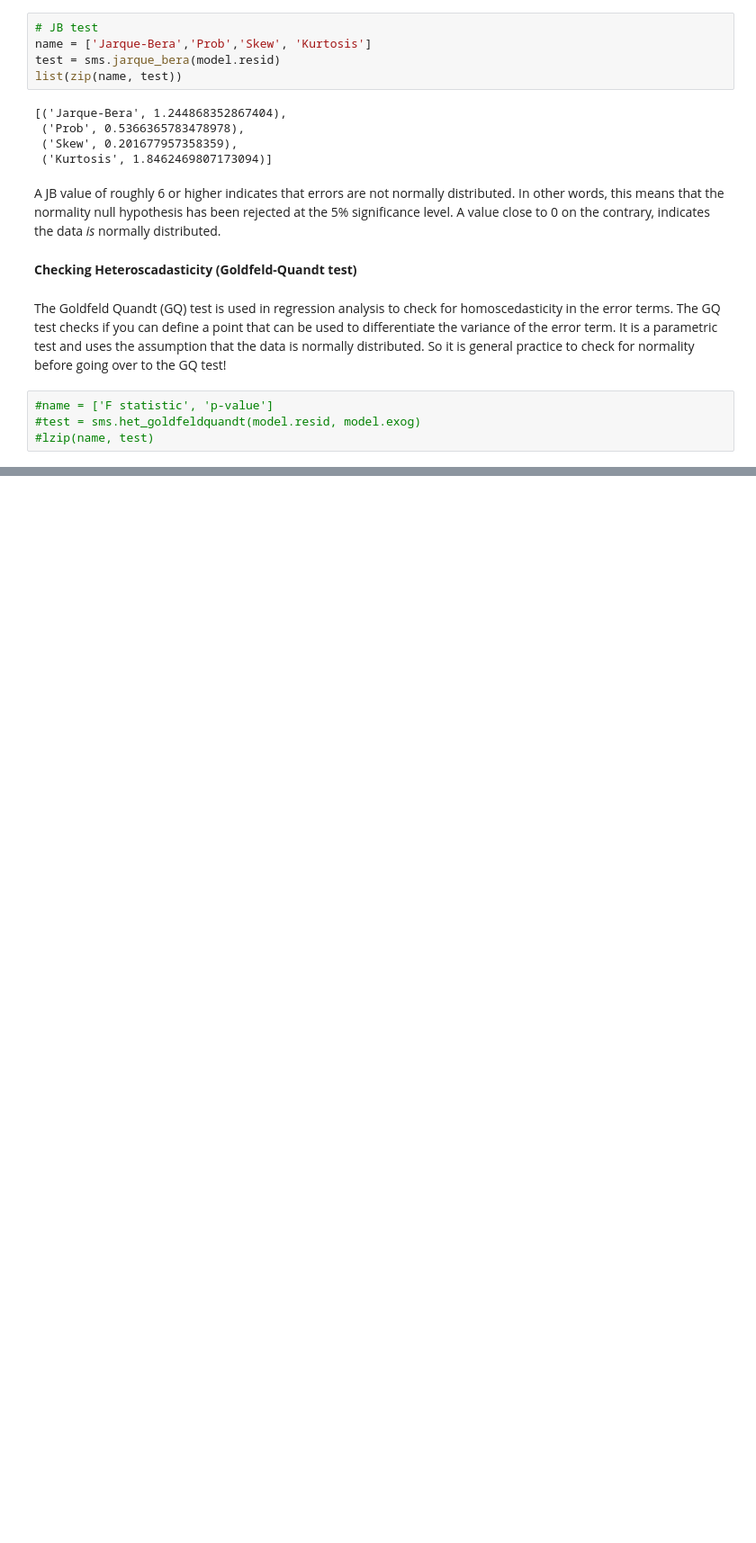
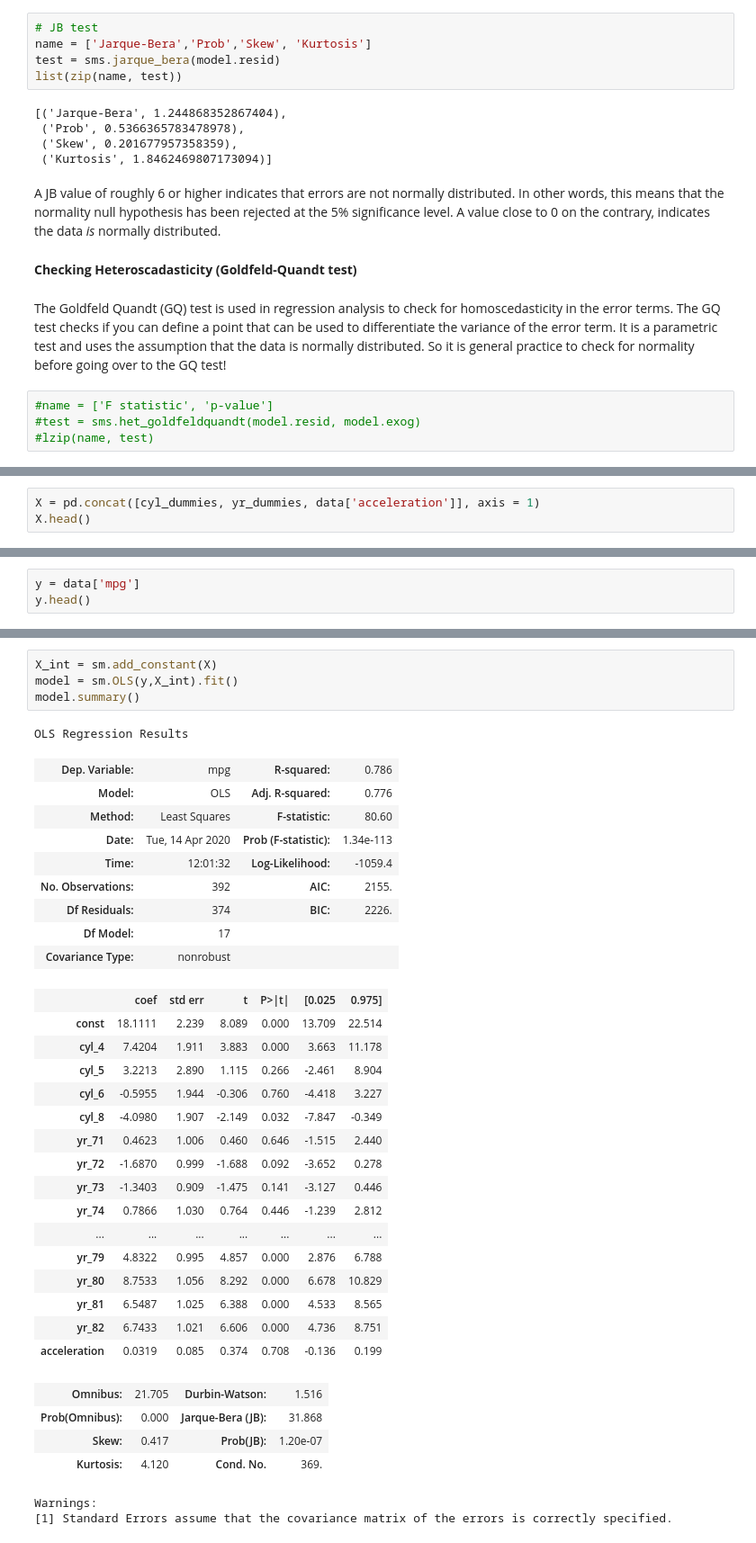
Before and after one commit to nadinezab/DS-notes, a Jupyter notebook: Linear Regression.ipynb, the cells around one changed output, grey strips where cells are left out. Shown: that part at 90% size. Saved outputs shown, nothing was run; the diff lists cells and outputs as text; blank space fills up the shorter version.

```diff
--- a/Linear Regression.ipynb
+++ b/Linear Regression.ipynb
@@ -347,0 +689,3 @@ The Goldfeld Quandt (GQ) test is used in regression analysis to check for homosc
+# %%
+X = pd.concat([cyl_dummies, yr_dummies, data['acceleration']], axis = 1)
+X.head()
@@ -347,0 +699,3 @@ The Goldfeld Quandt (GQ) test is used in regression analysis to check for homosc
+# %%
+y = data['mpg']
+y.head()
@@ -347,0 +709,37 @@ The Goldfeld Quandt (GQ) test is used in regression analysis to check for homosc
+# %%
+X_int = sm.add_constant(X)
+model = sm.OLS(y,X_int).fit()
+model.summary()
+# %% [output]
+OLS Regression Results
+| Dep. Variable: | mpg | R-squared: | 0.786 |
+| Model: | OLS | Adj. R-squared: | 0.776 |
+| Method: | Least Squares | F-statistic: | 80.60 |
+| Date: | Tue, 14 Apr 2020 | Prob (F-statistic): | 1.34e-113 |
+| Time: | 12:01:32 | Log-Likelihood: | -1059.4 |
+| No. Observations: | 392 | AIC: | 2155. |
+| Df Residuals: | 374 | BIC: | 2226. |
+| Df Model: | 17 |  |  |
+| Covariance Type: | nonrobust |  |  |
+|  | coef | std err | t | P>|t| | [0.025 | 0.975] |
+| const | 18.1111 | 2.239 | 8.089 | 0.000 | 13.709 | 22.514 |
+| cyl_4 | 7.4204 | 1.911 | 3.883 | 0.000 | 3.663 | 11.178 |
+| cyl_5 | 3.2213 | 2.890 | 1.115 | 0.266 | -2.461 | 8.904 |
+| cyl_6 | -0.5955 | 1.944 | -0.306 | 0.760 | -4.418 | 3.227 |
+| cyl_8 | -4.0980 | 1.907 | -2.149 | 0.032 | -7.847 | -0.349 |
+| yr_71 | 0.4623 | 1.006 | 0.460 | 0.646 | -1.515 | 2.440 |
+| yr_72 | -1.6870 | 0.999 | -1.688 | 0.092 | -3.652 | 0.278 |
+| yr_73 | -1.3403 | 0.909 | -1.475 | 0.141 | -3.127 | 0.446 |
+| yr_74 | 0.7866 | 1.030 | 0.764 | 0.446 | -1.239 | 2.812 |
+| ... | ... | ... | ... | ... | ... | ... |
+| yr_79 | 4.8322 | 0.995 | 4.857 | 0.000 | 2.876 | 6.788 |
+| yr_80 | 8.7533 | 1.056 | 8.292 | 0.000 | 6.678 | 10.829 |
+| yr_81 | 6.5487 | 1.025 | 6.388 | 0.000 | 4.533 | 8.565 |
+| yr_82 | 6.7433 | 1.021 | 6.606 | 0.000 | 4.736 | 8.751 |
+| acceleration | 0.0319 | 0.085 | 0.374 | 0.708 | -0.136 | 0.199 |
+| Omnibus: | 21.705 | Durbin-Watson: | 1.516 |
+| Prob(Omnibus): | 0.000 | Jarque-Bera (JB): | 31.868 |
+| Skew: | 0.417 | Prob(JB): | 1.20e-07 |
+| Kurtosis: | 4.120 | Cond. No. | 369. |
+Warnings:
+[1] Standard Errors assume that the covariance matrix of the errors is correctly specified.
```
Also changed, not shown: parts of 66 cells of this notebook, 1 other file.
